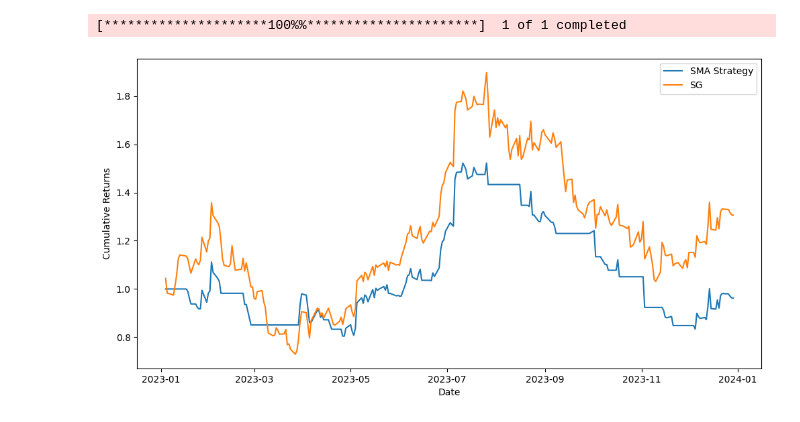
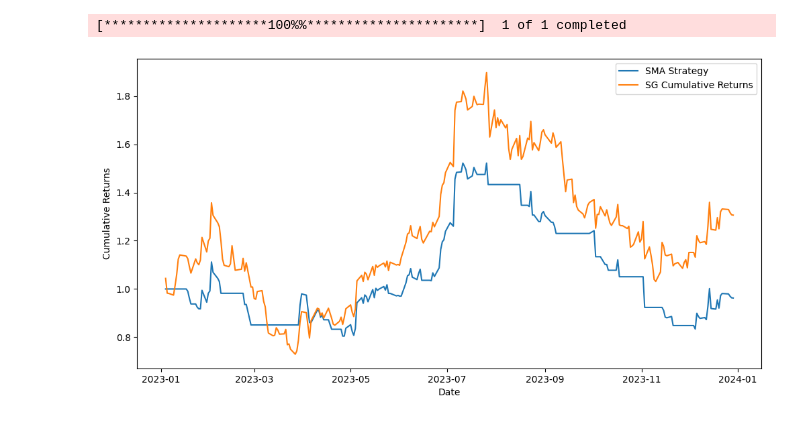
Before and after one commit to jomorro/sma_trading_bot, a Jupyter notebook: sma_trading_bot.ipynb, the cells around one changed output. Cells and saved outputs as stored; diff of their text form; code cells hidden in the pictures.

```diff
--- a/sma_trading_bot.ipynb
+++ b/sma_trading_bot.ipynb
@@ -74,6 +74,7 @@ plt.show()
 [figure]
 # %%
 #starting technical indicators such as EMA and SMA
-#here we calculate a 10-period SMA of the closing price for Sweet Green stock
+#here we calculate a 10 day-period and 50 day-period SMA of the closing price for Sweet Green stock
 data['SMA_10'] = data['Close'].rolling(window=10).mean()
+data['SMA_50'] = data['Close'].rolling(window=50).mean()
 # %%
@@ -112,10 +122,10 @@ sg_data['Cumulative_Return'] = (1 + sg_data['Daily_Return']).cumprod()
 # %%
 plt.figure(figsize=(12, 6))
 plt.plot(data.index, data['Cumulative_Return'], label='SMA Strategy')
-plt.plot(sg_data.index, sg_data['Cumulative_Return'], label='SG')
+plt.plot(sg_data.index, sg_data['Cumulative_Return'], label='SG Cumulative Returns')
 plt.xlabel('Date')
 plt.ylabel('Cumulative Returns')
 plt.legend()
 plt.show()
 # %% [output]
-[figure, old version]
+[figure, new version]
```
Also changed, not shown: parts of 3 cells of this notebook.
